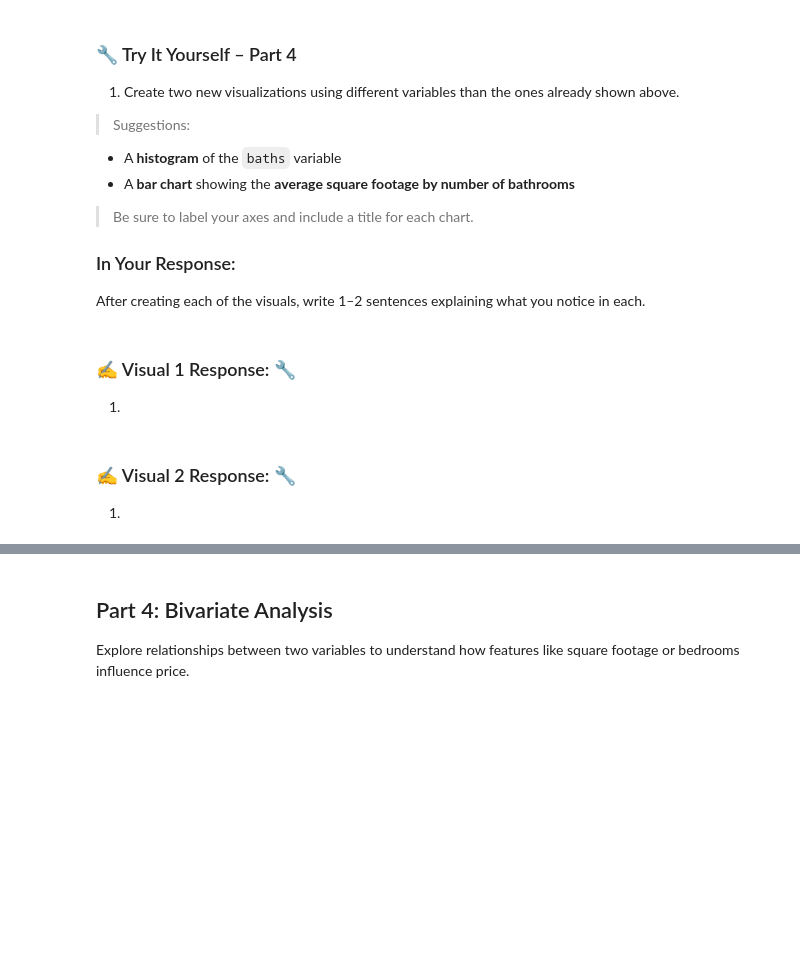
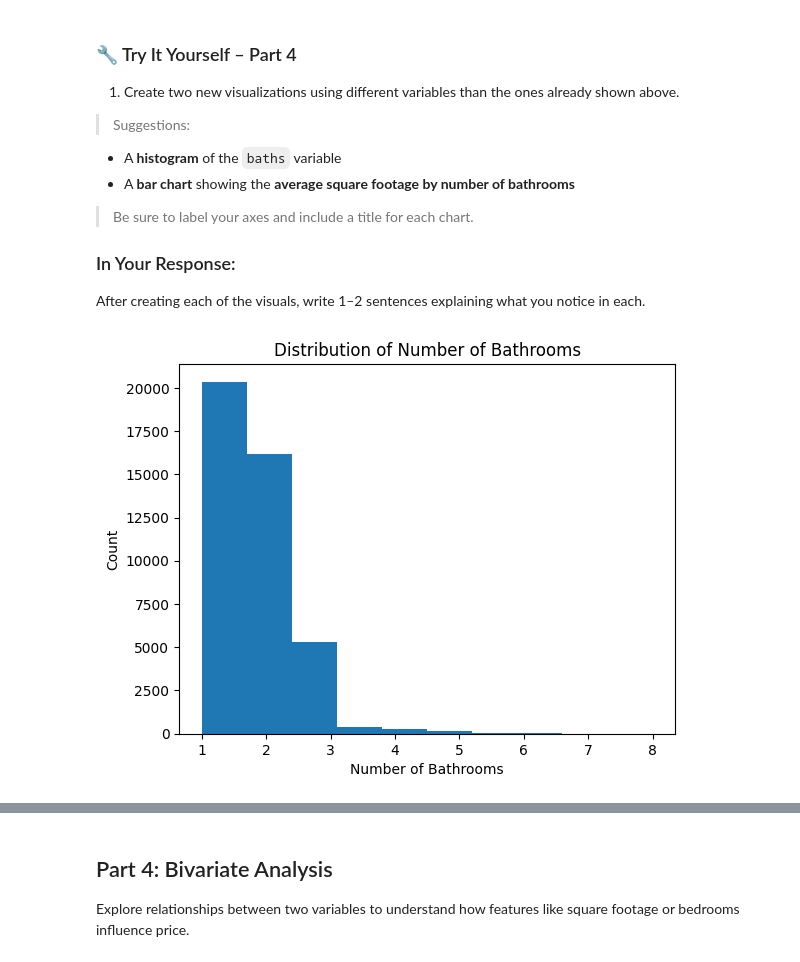
Before and after one commit to thornton330j/IS-4487, a Jupyter notebook: Labs/lab_05_ThorntonJackson.ipynb, the cells around one changed output, grey strips where cells are left out. Saved outputs shown, nothing was run; the diff lists cells and outputs as text; code cells hidden in the pictures; blank space fills up the shorter version.

```diff
--- a/Labs/lab_05_ThorntonJackson.ipynb
+++ b/Labs/lab_05_ThorntonJackson.ipynb
@@ -197,3 +194,0 @@ After creating each of the visuals, write 1–2 sentences explaining what you no
-# %% [markdown]
-### ✍️ Visual 1 Response: 🔧
-1.
@@ -202,3 +195,9 @@ After creating each of the visuals, write 1–2 sentences explaining what you no
-# %% [markdown]
-### ✍️ Visual 2 Response: 🔧
-1.
+# %%
+# Visual 1 🔧
+plt.hist(df['baths'])
+plt.title("Distribution of Number of Bathrooms")
+plt.xlabel("Number of Bathrooms")
+plt.ylabel("Count")
+plt.show()
+# %% [output]
+[figure, added]
```
Also changed, not shown: parts of 15 cells of this notebook.
